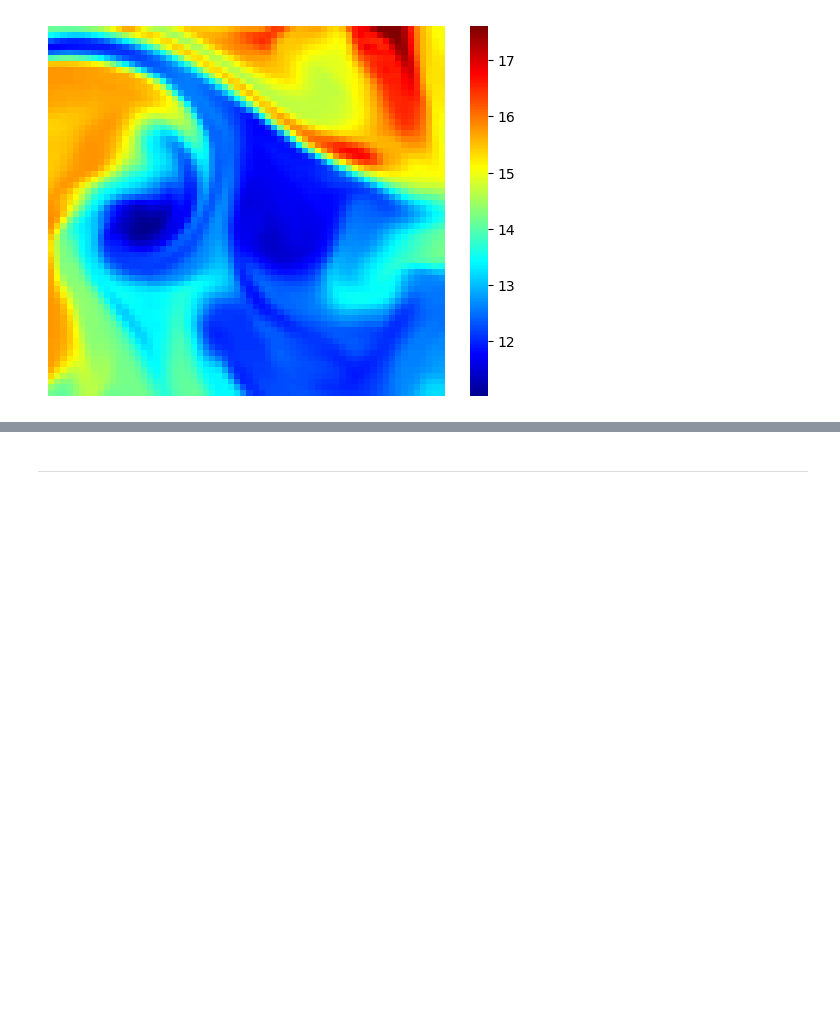
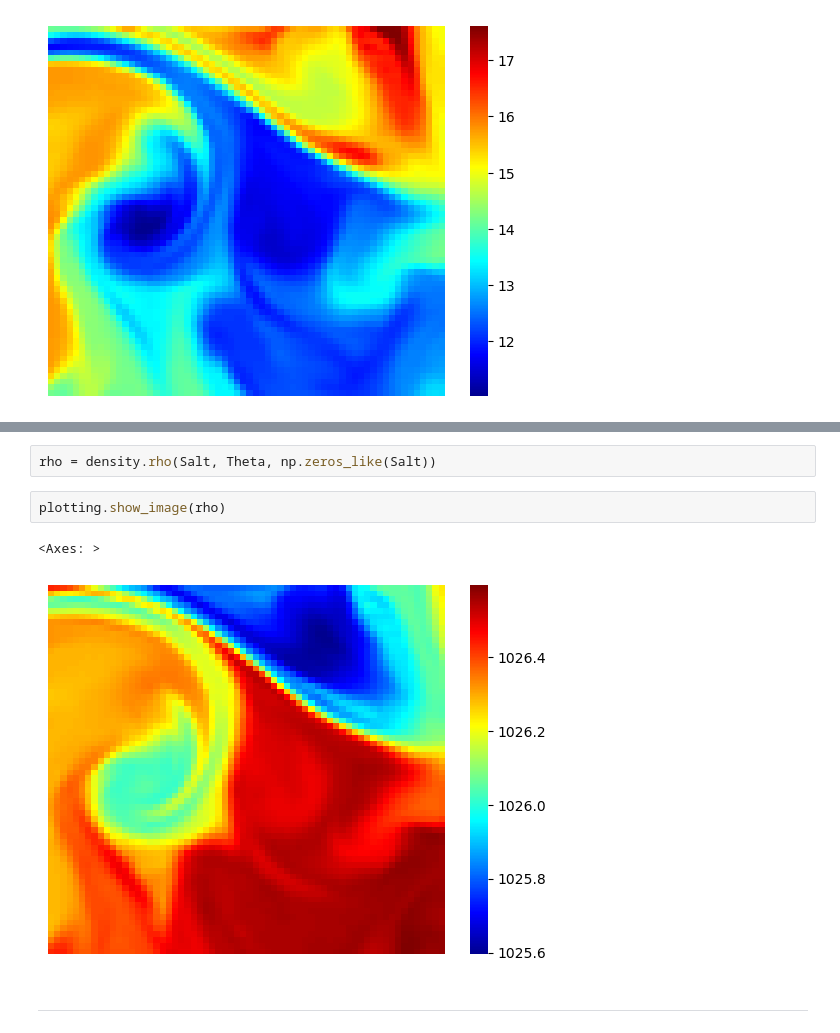
Before and after one commit to AI-for-Ocean-Science/fronts, a Jupyter notebook: proposals/caig/Figures/MNIST_fig.ipynb, the cells around one changed output, grey strips where cells are left out. Saved outputs shown, nothing was run; the diff lists cells and outputs as text; blank space fills up the shorter version.

```diff
--- a/proposals/caig/Figures/MNIST_fig.ipynb
+++ b/proposals/caig/Figures/MNIST_fig.ipynb
@@ -130,3 +172,10 @@ plotting.show_image(Salt)
+# %%
+rho = density.rho(Salt, Theta, np.zeros_like(Salt))
+# %%
+plotting.show_image(rho)
+# %% [output]
+<Axes: >
+[figure, added]
 # %% [markdown]
 ----
 # %%
```
Also changed, not shown: parts of 19 cells of this notebook, 1 other file.
